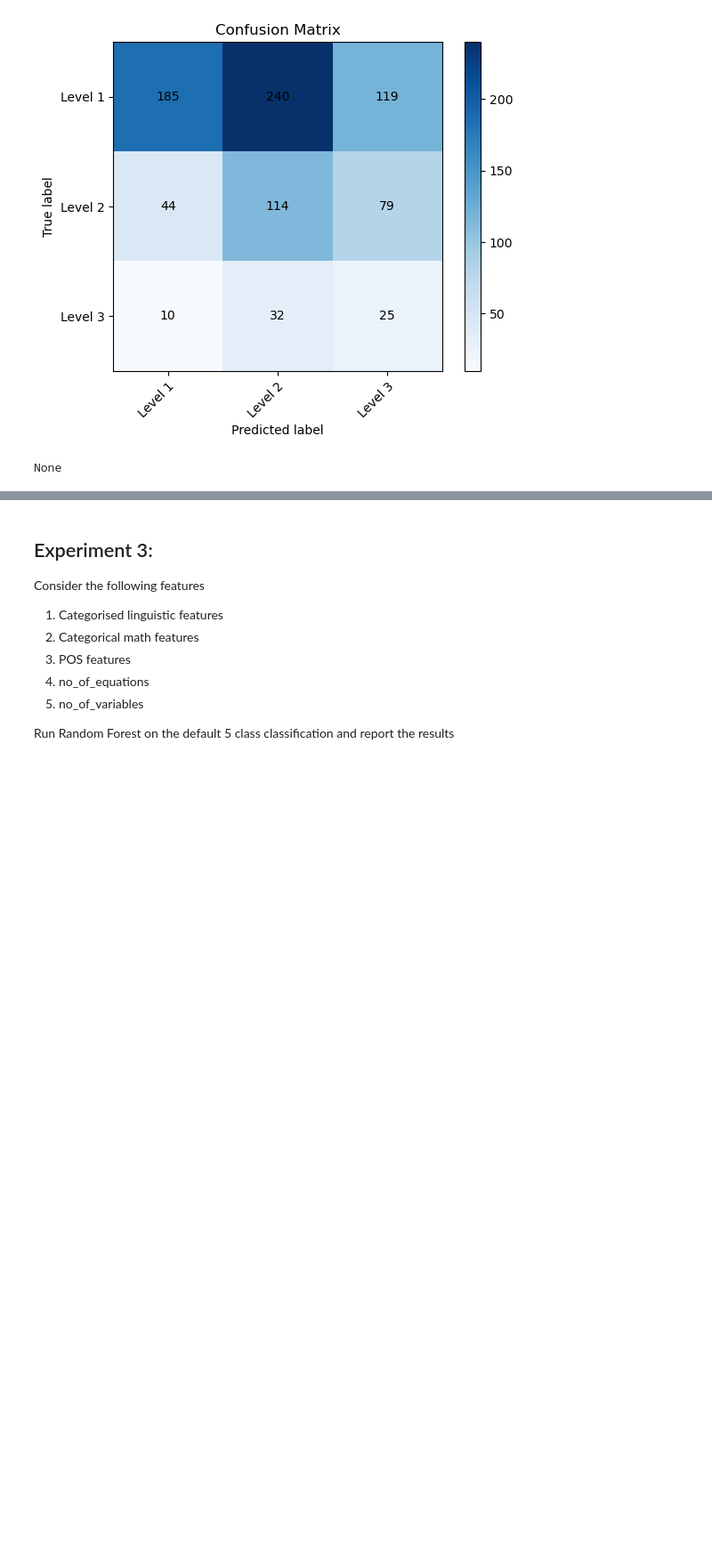
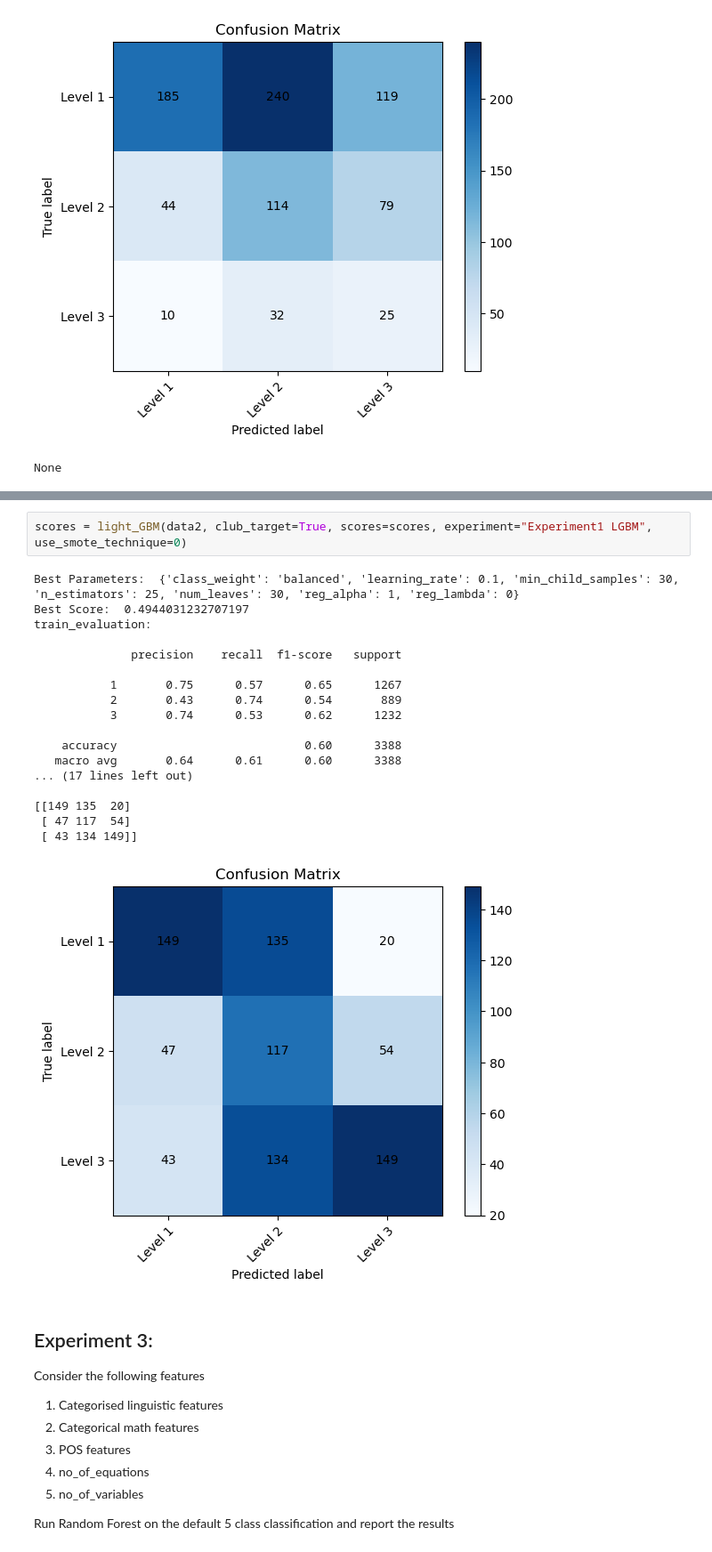
Before and after one commit to ysaidheeraj/NLP_math_research_project, a Jupyter notebook: Models/GT_3Levels.ipynb, the cells around one changed output, grey strips where cells are left out. Shown at 89% size. Cells and saved outputs as stored; diff of their text form; blank space fills up the shorter version.

```diff
--- a/Models/GT_3Levels.ipynb
+++ b/Models/GT_3Levels.ipynb
@@ -309,3 +376,24 @@ None
+# %%
+scores = light_GBM(data2, club_target=True, scores=scores, experiment="Experiment1 LGBM", use_smote_technique=0)
+# %% [output]
+Best Parameters:  {'class_weight': 'balanced', 'learning_rate': 0.1, 'min_child_samples': 30, 'n_estimators': 25, 'num_leaves': 30, 'reg_alpha': 1, 'reg_lambda': 0}
+Best Score:  0.4944031232707197
+train_evaluation:
+
+              precision    recall  f1-score   support
+
+           1       0.75      0.57      0.65      1267
+           2       0.43      0.74      0.54       889
+           3       0.74      0.53      0.62      1232
+
+    accuracy                           0.60      3388
+   macro avg       0.64      0.61      0.60      3388
+... (17 lines left out)
+
+[[149 135  20]
+ [ 47 117  54]
+ [ 43 134 149]]
+[figure, added]
 # %% [markdown]
 ## Experiment 3:
 
```
Also changed, not shown: parts of 16 cells of this notebook, 5 other files.
